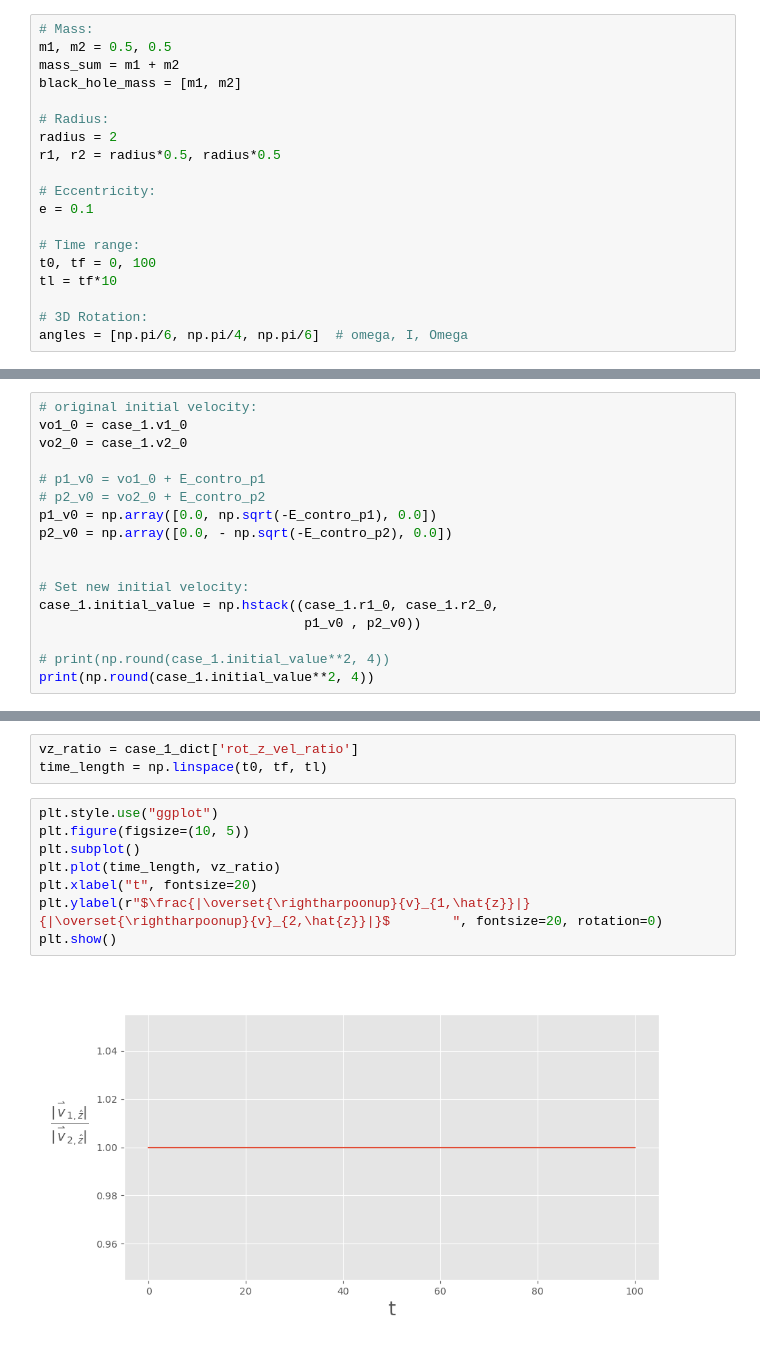
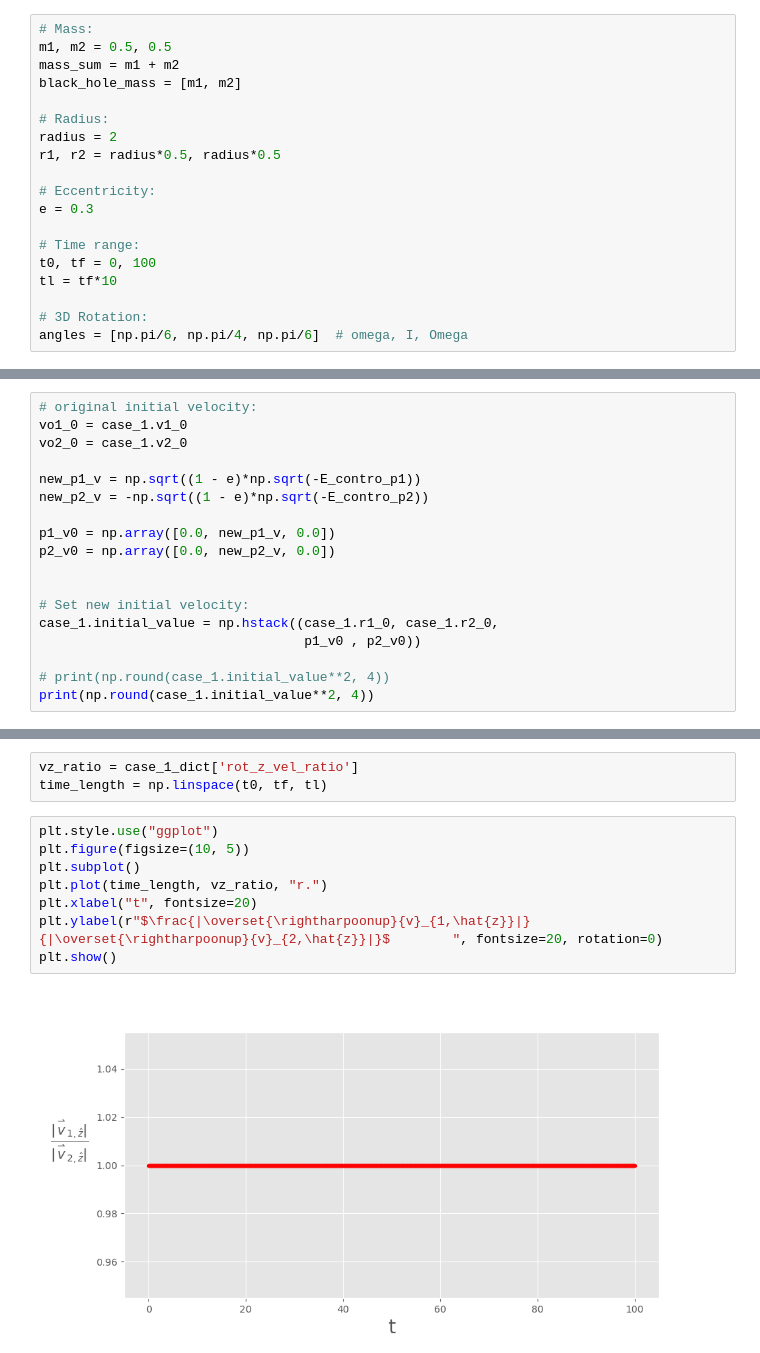
Before and after one commit to Mephisto-000/SMBBH, a Jupyter notebook: demo/ellip/ellp_A1.ipynb, the cells around one changed output, grey strips where cells are left out. Drawn from its saved outputs; the diff is of its cells as text.

```diff
--- a/demo/ellip/ellp_A1.ipynb
+++ b/demo/ellip/ellp_A1.ipynb
@@ -20,7 +20,7 @@ radius = 2
 r1, r2 = radius*0.5, radius*0.5
 
 # Eccentricity:
-e = 0.1
+e = 0.3
 
 # Time range:
 t0, tf = 0, 100
@@ -81,10 +81,11 @@ case_1 = SMBBH_NU(black_hole_mass,
 vo1_0 = case_1.v1_0
 vo2_0 = case_1.v2_0
 
-# p1_v0 = vo1_0 + E_contro_p1
-# p2_v0 = vo2_0 + E_contro_p2
-p1_v0 = np.array([0.0, np.sqrt(-E_contro_p1), 0.0])
-p2_v0 = np.array([0.0, - np.sqrt(-E_contro_p2), 0.0])
+new_p1_v = np.sqrt((1 - e)*np.sqrt(-E_contro_p1))
+new_p2_v = -np.sqrt((1 - e)*np.sqrt(-E_contro_p2))
+
+p1_v0 = np.array([0.0, new_p1_v, 0.0])
+p2_v0 = np.array([0.0, new_p2_v, 0.0])
 
 
 # Set new initial velocity:
@@ -149,10 +150,10 @@ time_length = np.linspace(t0, tf, tl)
 # %%
 plt.style.use("ggplot")
 plt.figure(figsize=(10, 5))
 plt.subplot()
-plt.plot(time_length, vz_ratio)
+plt.plot(time_length, vz_ratio, "r.")
 plt.xlabel("t", fontsize=20)
 plt.ylabel(r"$\frac{|\overset{\rightharpoonup}{v}_{1,\hat{z}}|}{|\overset{\rightharpoonup}{v}_{2,\hat{z}}|}$        ", fontsize=20, rotation=0)
 plt.show()
 # %% [output]
-[figure, old version]
+[figure, new version]
```
Also changed, not shown: parts of 6 cells of this notebook, 13 other files.
